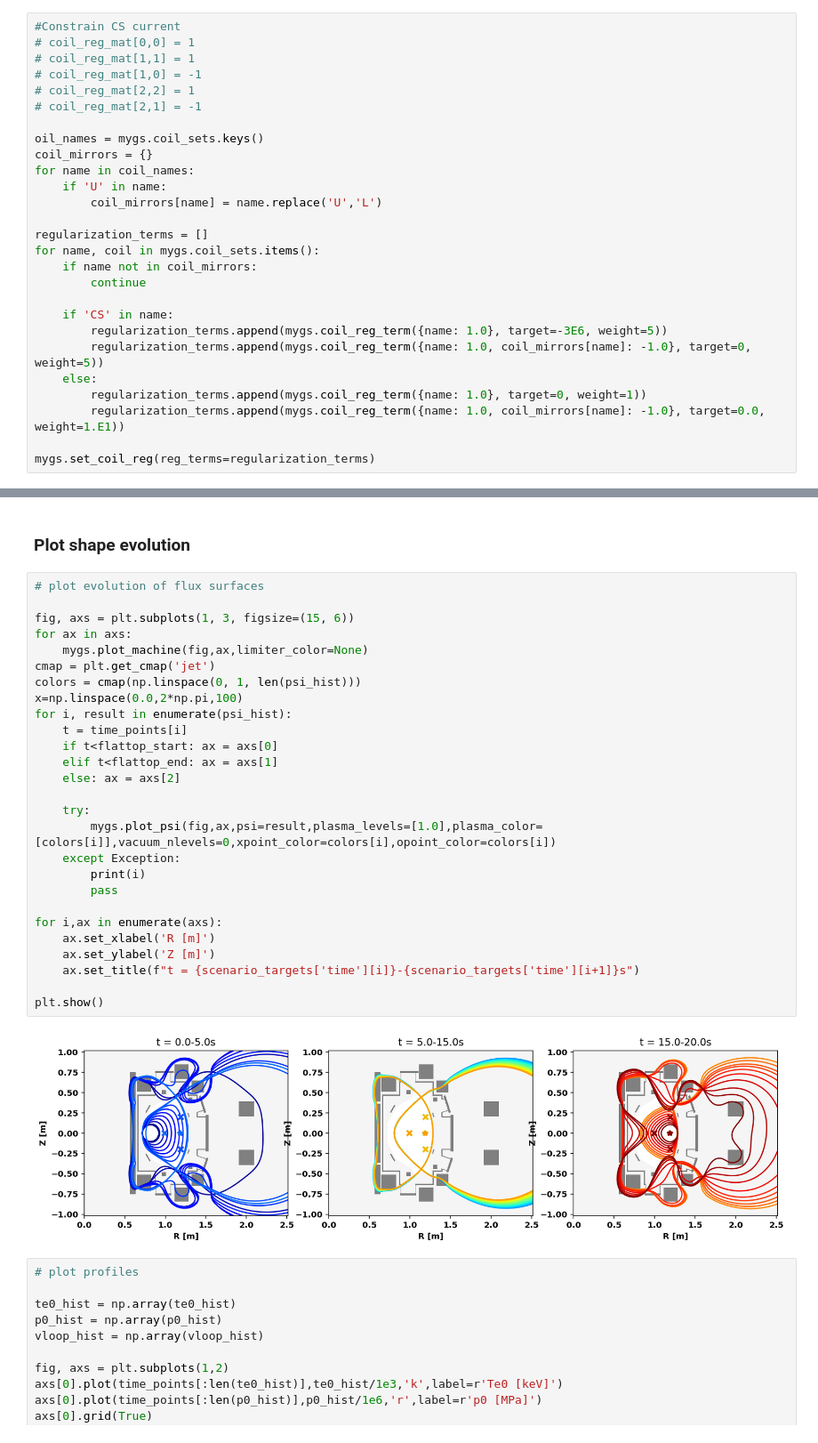
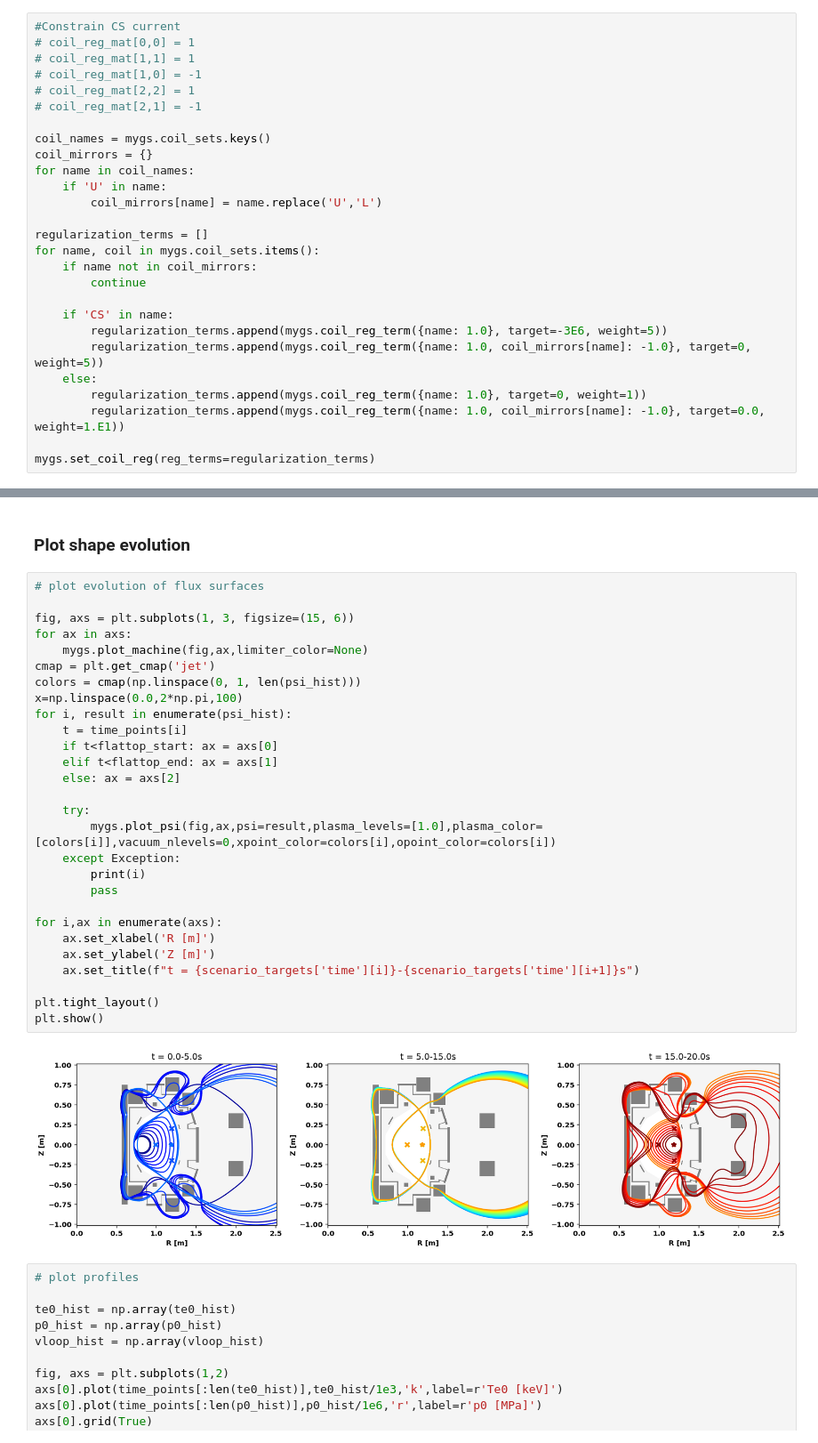
Before and after one commit to hansec/CU_NextStep, a Jupyter notebook: nextstep_pulse.ipynb, the cells around one changed output, grey strips where cells are left out. Shown at 89% size. Cells and saved outputs as stored; diff of their text form.

```diff
--- a/nextstep_pulse.ipynb
+++ b/nextstep_pulse.ipynb
@@ -74,7 +74,7 @@ dict_keys(['CS_1', 'CS_2', 'CS_3', 'PF_1U', 'PF_1L', 'PF_2U', 'PF_2L', 'PF_3U',
 # coil_reg_mat[2,2] = 1
 # coil_reg_mat[2,1] = -1
 
-oil_names = mygs.coil_sets.keys()
+coil_names = mygs.coil_sets.keys()
 coil_mirrors = {}
 for name in coil_names:
     if 'U' in name:
@@ -551,32 +551,33 @@ Step  38: psi_target = -2.12E+00 Ip=1.42E+05, kappa=1.05, delta=-0.05, a=0.100
 # %%
 # plot evolution of flux surfaces
 
 fig, axs = plt.subplots(1, 3, figsize=(15, 6))
 for ax in axs:
     mygs.plot_machine(fig,ax,limiter_color=None)
 cmap = plt.get_cmap('jet')
 colors = cmap(np.linspace(0, 1, len(psi_hist)))
 x=np.linspace(0.0,2*np.pi,100)
 for i, result in enumerate(psi_hist):
     t = time_points[i]
     if t<flattop_start: ax = axs[0]
     elif t<flattop_end: ax = axs[1]
     else: ax = axs[2]
 
     try:
         mygs.plot_psi(fig,ax,psi=result,plasma_levels=[1.0],plasma_color=[colors[i]],vacuum_nlevels=0,xpoint_color=colors[i],opoint_color=colors[i])
     except Exception:
         print(i)
         pass
 
 for i,ax in enumerate(axs):
     ax.set_xlabel('R [m]')
     ax.set_ylabel('Z [m]')
     ax.set_title(f"t = {scenario_targets['time'][i]}-{scenario_targets['time'][i+1]}s")
 
+plt.tight_layout()
 plt.show()
 # %% [output]
-[figure, old version]
+[figure, new version]
 # %%
 # plot profiles
 
```
Also changed, not shown: parts of 4 cells of this notebook, 1 other file.
